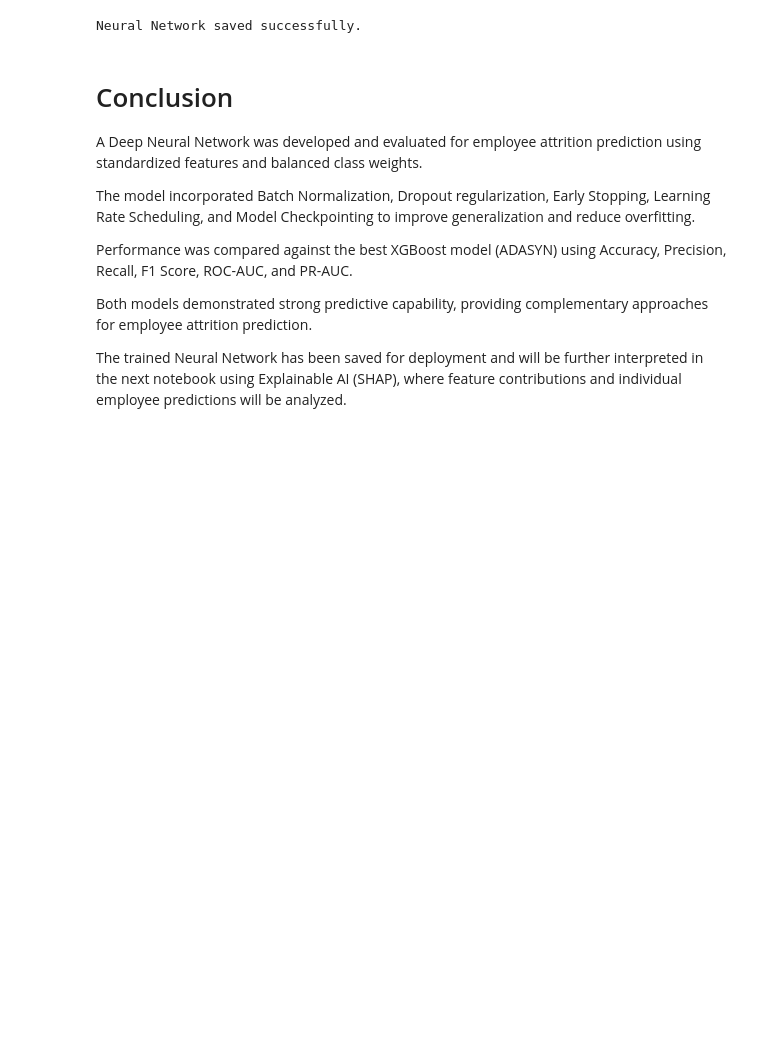
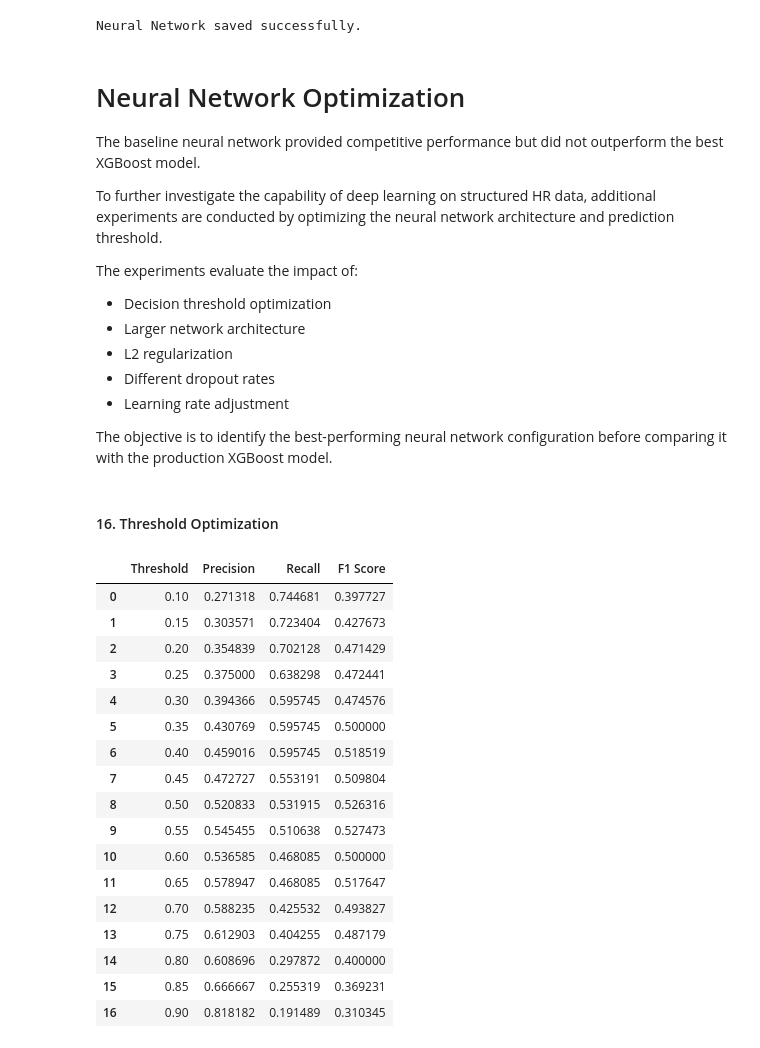
Before and after one commit to FernJoshua/AI-Workforce-Intelligence, a Jupyter notebook: notebooks/06_neural_network_model.ipynb, the cells around one changed output. Saved outputs shown, nothing was run; the diff lists cells and outputs as text; code cells hidden in the pictures; blank space fills up the shorter version.

```diff
--- a/notebooks/06_neural_network_model.ipynb
+++ b/notebooks/06_neural_network_model.ipynb
@@ -699,14 +699,64 @@ print("Neural Network saved successfully.")
 # %% [output]
 Neural Network saved successfully.
 # %% [markdown]
-# Conclusion
+# Neural Network Optimization
 
-A Deep Neural Network was developed and evaluated for employee attrition prediction using standardized features and balanced class weights.
+The baseline neural network provided competitive performance but did not outperform the best XGBoost model.
 
-The model incorporated Batch Normalization, Dropout regularization, Early Stopping, Learning Rate Scheduling, and Model Checkpointing to improve generalization and reduce overfitting.
+To further investigate the capability of deep learning on structured HR data, additional experiments are conducted by optimizing the neural network architecture and prediction threshold.
 
-Performance was compared against the best XGBoost model (ADASYN) using Accuracy, Precision, Recall, F1 Score, ROC-AUC, and PR-AUC.
+The experiments evaluate the impact of:
 
-Both models demonstrated strong predictive capability, providing complementary approaches for employee attrition prediction.
+- Decision threshold optimization
+- Larger network architecture
+- L2 regularization
+- Different dropout rates
+- Learning rate adjustment
 
-The trained Neural Network has been saved for deployment and will be further interpreted in the next notebook using Explainable AI (SHAP), where feature contributions and individual employee predictions will be analyzed.
+The objective is to identify the best-performing neural network configuration before comparing it with the production XGBoost model.
+# %% [markdown]
+#### 16. Threshold Optimization
+# %%
+# 16.1 Test Multiple Thresholds
+thresholds = np.arange(0.10, 0.91, 0.05)
+
+results = []
+
+for threshold in thresholds:
+
+    preds = (probabilities >= threshold).astype(int)
+
+    results.append({
+
+        "Threshold": threshold,
+
+        "Precision": precision_score(y_test, preds),
+
+        "Recall": recall_score(y_test, preds),
+
+        "F1 Score": f1_score(y_test, preds)
+
+    })
+
+threshold_results = pd.DataFrame(results)
+
+threshold_results
+# %% [output]
+|  | Threshold | Precision | Recall | F1 Score |
+| 0 | 0.10 | 0.271318 | 0.744681 | 0.397727 |
+| 1 | 0.15 | 0.303571 | 0.723404 | 0.427673 |
+| 2 | 0.20 | 0.354839 | 0.702128 | 0.471429 |
+| 3 | 0.25 | 0.375000 | 0.638298 | 0.472441 |
+| 4 | 0.30 | 0.394366 | 0.595745 | 0.474576 |
+| 5 | 0.35 | 0.430769 | 0.595745 | 0.500000 |
+| 6 | 0.40 | 0.459016 | 0.595745 | 0.518519 |
+| 7 | 0.45 | 0.472727 | 0.553191 | 0.509804 |
+| 8 | 0.50 | 0.520833 | 0.531915 | 0.526316 |
+| 9 | 0.55 | 0.545455 | 0.510638 | 0.527473 |
+| 10 | 0.60 | 0.536585 | 0.468085 | 0.500000 |
+| 11 | 0.65 | 0.578947 | 0.468085 | 0.517647 |
+| 12 | 0.70 | 0.588235 | 0.425532 | 0.493827 |
+| 13 | 0.75 | 0.612903 | 0.404255 | 0.487179 |
+| 14 | 0.80 | 0.608696 | 0.297872 | 0.400000 |
+| 15 | 0.85 | 0.666667 | 0.255319 | 0.369231 |
+| 16 | 0.90 | 0.818182 | 0.191489 | 0.310345 |
```
Also changed, not shown: parts of 23 cells of this notebook, 36 other files.
